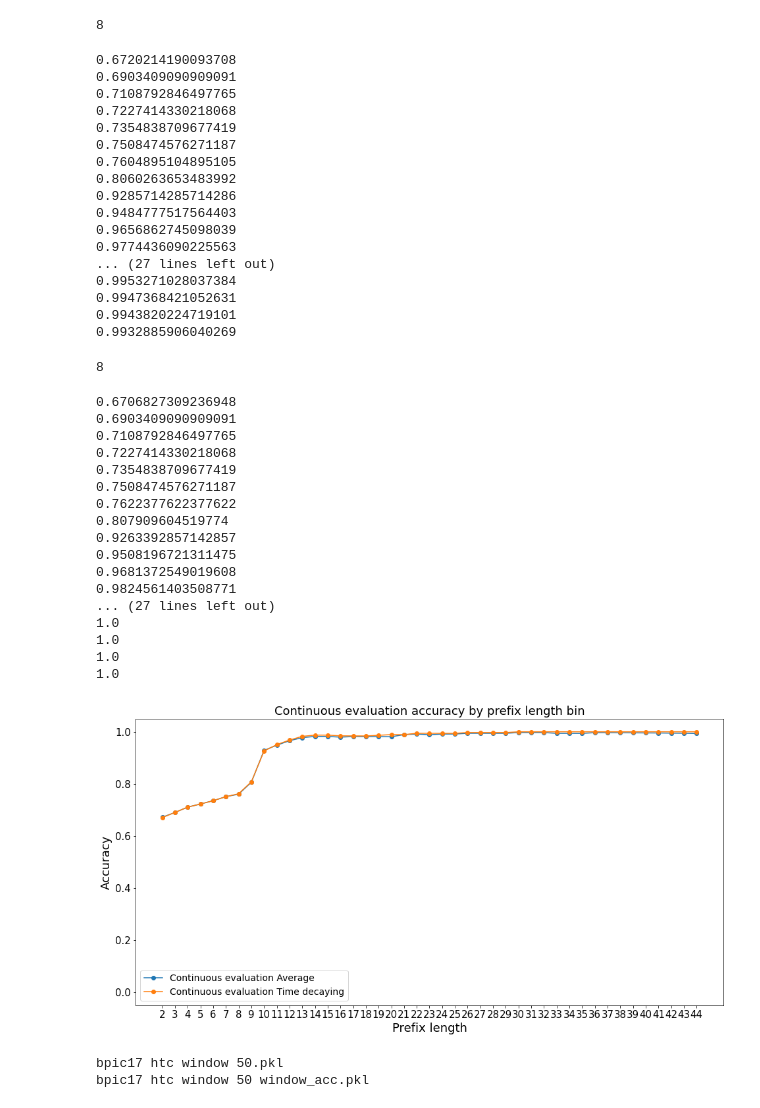
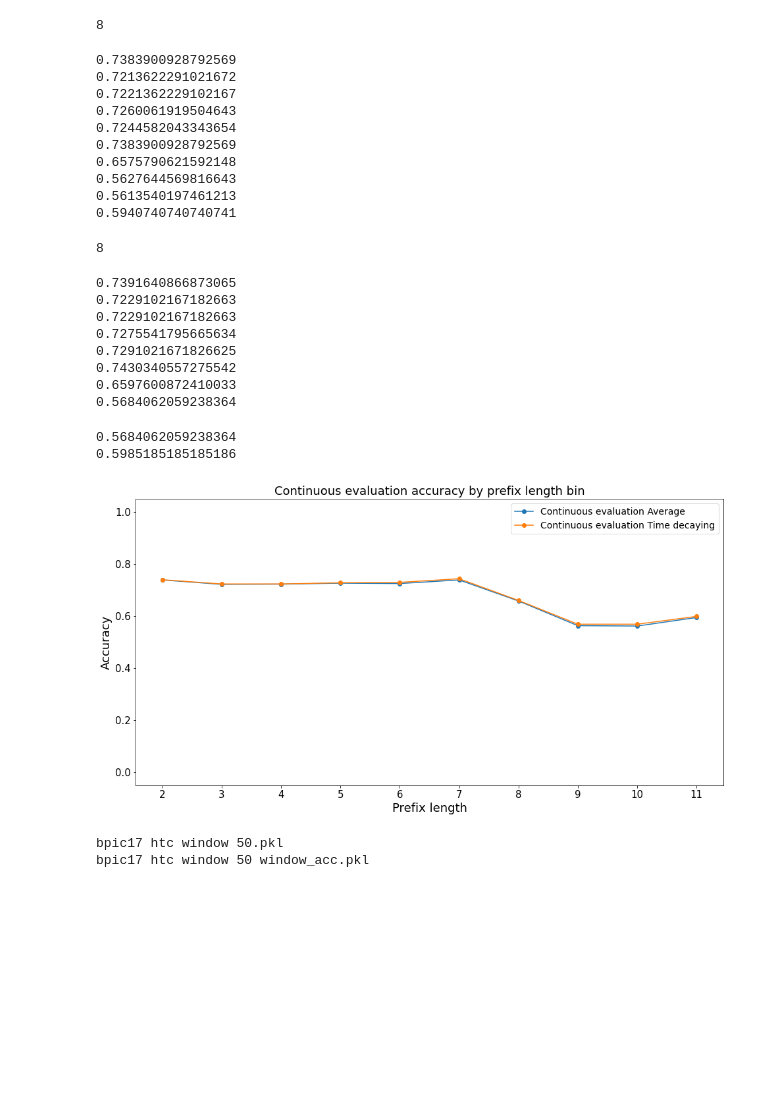
Before and after one commit to ghksdl6025/-streaming_prediction4pm_extension, a Jupyter notebook: htc.ipynb, the cells around one changed output. Drawn from its saved outputs; the diff is of its cells as text; code cells hidden in the pictures; blank space fills up the shorter version.

```diff
--- a/htc.ipynb
+++ b/htc.ipynb
@@ -14,7 +14,7 @@ import datetime
 # %%
 # Experiment settings
 
-dataset_label = 'bpic15'
+dataset_label = 'synthetic_log_bc1c2'
 
 dataset_loc = './DATA/logs/'+ dataset_label +'.csv'
 try:
@@ -85,7 +85,7 @@ for x,y in dataset:
     # Event stream change dictionary keys
     x = utils.dictkey_chg(x, key_pair)
     # if dataset_label =='bpic17':
-#     x['ts'] = x['ts'][:-4]
+    x['ts'] = x['ts'][:-4]
 
         # Check label possible
     # x = utils.set_label(x)
@@ -174,7 +162,7 @@ for x,y in dataset:
     # Event stream change dictionary keys
     x = utils.dictkey_chg(x, key_pair)
 
-#     x['ts'] = x['ts'][:-4]
+    x['ts'] = x['ts'][:-4]
 
     # Check label possible
     # x = utils.set_label(x)
@@ -313,23 +291,16 @@ for prefix in bin_event_acc_average.keys():
     bin_event_acc_average[prefix]= accuracy_score(bin_event_acc_average[prefix]['y_true'], bin_event_acc_average[prefix]['y_pred'])
 # %% [output]
 8
-0.6720214190093708
-0.6903409090909091
-0.7108792846497765
-0.7227414330218068
-0.7354838709677419
-0.7508474576271187
-0.7604895104895105
-0.8060263653483992
-0.9285714285714286
-0.9484777517564403
-0.9656862745098039
-0.9774436090225563
-... (27 lines left out)
-0.9953271028037384
-0.9947368421052631
-0.9943820224719101
-0.9932885906040269
+0.7383900928792569
+0.7213622291021672
+0.7221362229102167
+0.7260061919504643
+0.7244582043343654
+0.7383900928792569
+0.6575790621592148
+0.5627644569816643
+0.5613540197461213
+0.5940740740740741
 # %%
 # Continuous evaluation performance by prefix length-case bin time decaying
 
@@ -351,54 +322,47 @@ for prefix in bin_event_acc_time.keys():
     bin_event_acc_time[prefix]= accuracy_score(bin_event_acc_time[prefix]['y_true'], bin_event_acc_time[prefix]['y_pred'])
 # %% [output]
 8
-0.6706827309236948
-0.6903409090909091
-0.7108792846497765
-0.7227414330218068
-0.7354838709677419
-0.7508474576271187
-0.7622377622377622
-0.807909604519774
-0.9263392857142857
-0.9508196721311475
-0.9681372549019608
-0.9824561403508771
-... (27 lines left out)
-1.0
-1.0
-1.0
-1.0
+0.7391640866873065
+0.7229102167182663
+0.7229102167182663
+0.7275541795665634
+0.7291021671826625
+0.7430340557275542
+0.6597600872410033
+0.5684062059238364
+0.5684062059238364
+0.5985185185185186
 # %%
 # Continuous evaluation by prefix length
 plt.figure(figsize=(16, 8))
 
 plt.rc('axes', titlesize=18) # fontsize of the axes title
 plt.rc('axes', labelsize=18) # fontsize of the x and y labels
 plt.rc('xtick', labelsize=15) # fontsize of the tick labels
 plt.rc('ytick', labelsize=15) # fontsize of the tick labels
 plt.rc('legend', fontsize=14) # legend fontsize
 
 axes = plt.gca()
 axes.set_ylim([-0.05, 1.05])
 
 x_avg,ce_acc_avg_y = list(bin_event_acc_average.keys()),[bin_event_acc_average[x] for x in bin_event_acc_average.keys()]
 x_time,ce_acc_time_y = list(bin_event_acc_time.keys()),[bin_event_acc_time[x] for x in bin_event_acc_time.keys()]
 plt.plot(x_avg,ce_acc_avg_y,'-o',label='Continuous evaluation Average')
 plt.plot(x_time,ce_acc_time_y,'-o',label='Continuous evaluation Time decaying')
 
 plt.title('Continuous evaluation accuracy by prefix length bin')
 plt.legend()
 plt.ylabel('Accuracy')
 plt.xlabel('Prefix length')
 
 plt.savefig('./img/%s/%s_continuous_evaluation_plbin.png'%(dataset_label, classifier), dpi=200)
 with open('./result/%s/%s_continuous_evaluation_plbin_average.pkl'%(dataset_label,classifier),'wb') as f:
     pkl.dump([x_avg,ce_acc_avg_y],f)
 
-with open('./result/%s/%s_continuous_evaluation_plbin_average.pkl'%(dataset_label,classifier),'wb') as f:
-    pkl.dump([x_avg,ce_acc_avg_y],f)
+with open('./result/%s/%s_continuous_evaluation_plbin_time.pkl'%(dataset_label,classifier),'wb') as f:
+    pkl.dump([x_time,ce_acc_time_y],f)
 # %% [output]
-[figure, old version]
+[figure, new version]
 # %%
 # Real-time window evaluation
 
```
Also changed, not shown: parts of 3 cells of this notebook, 54 other files.
